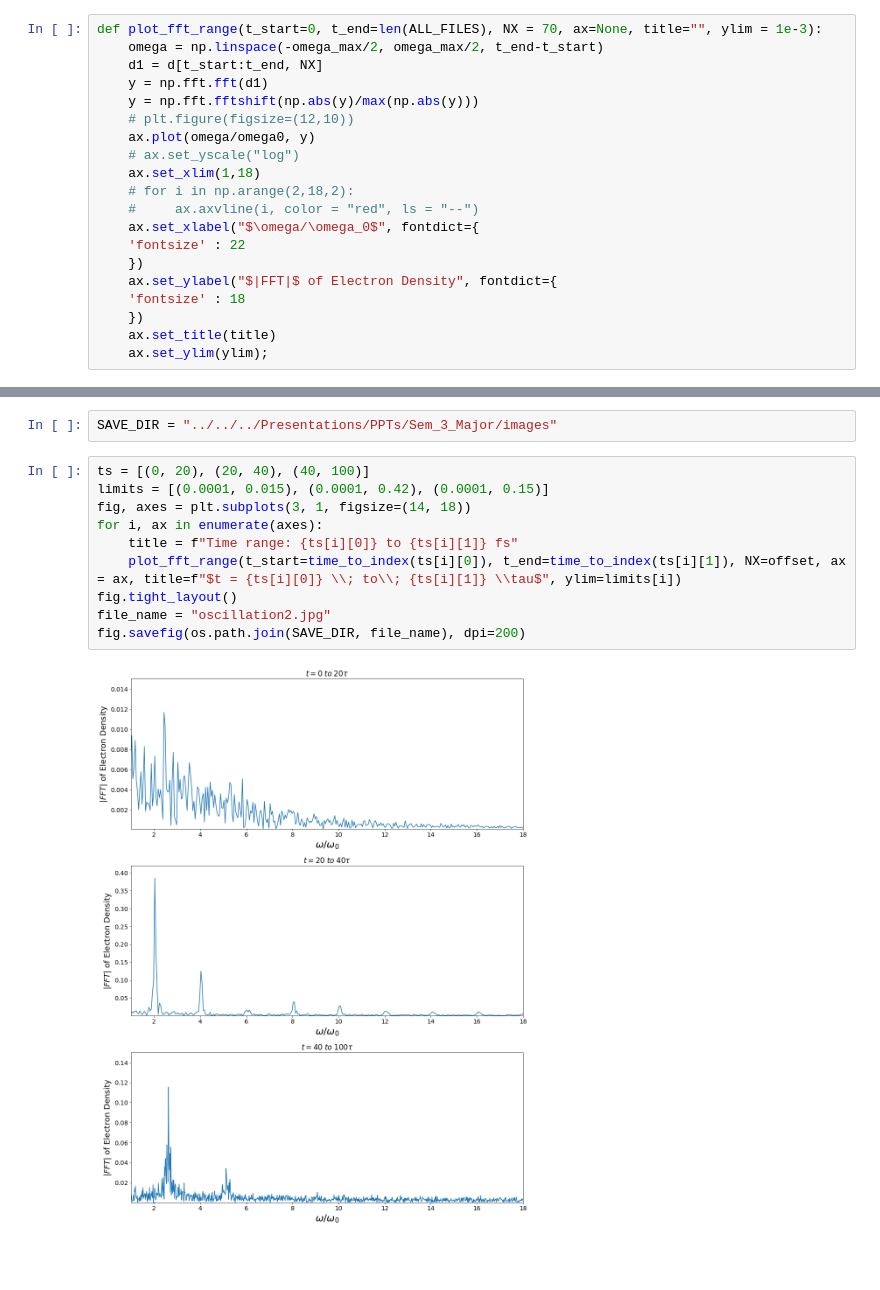
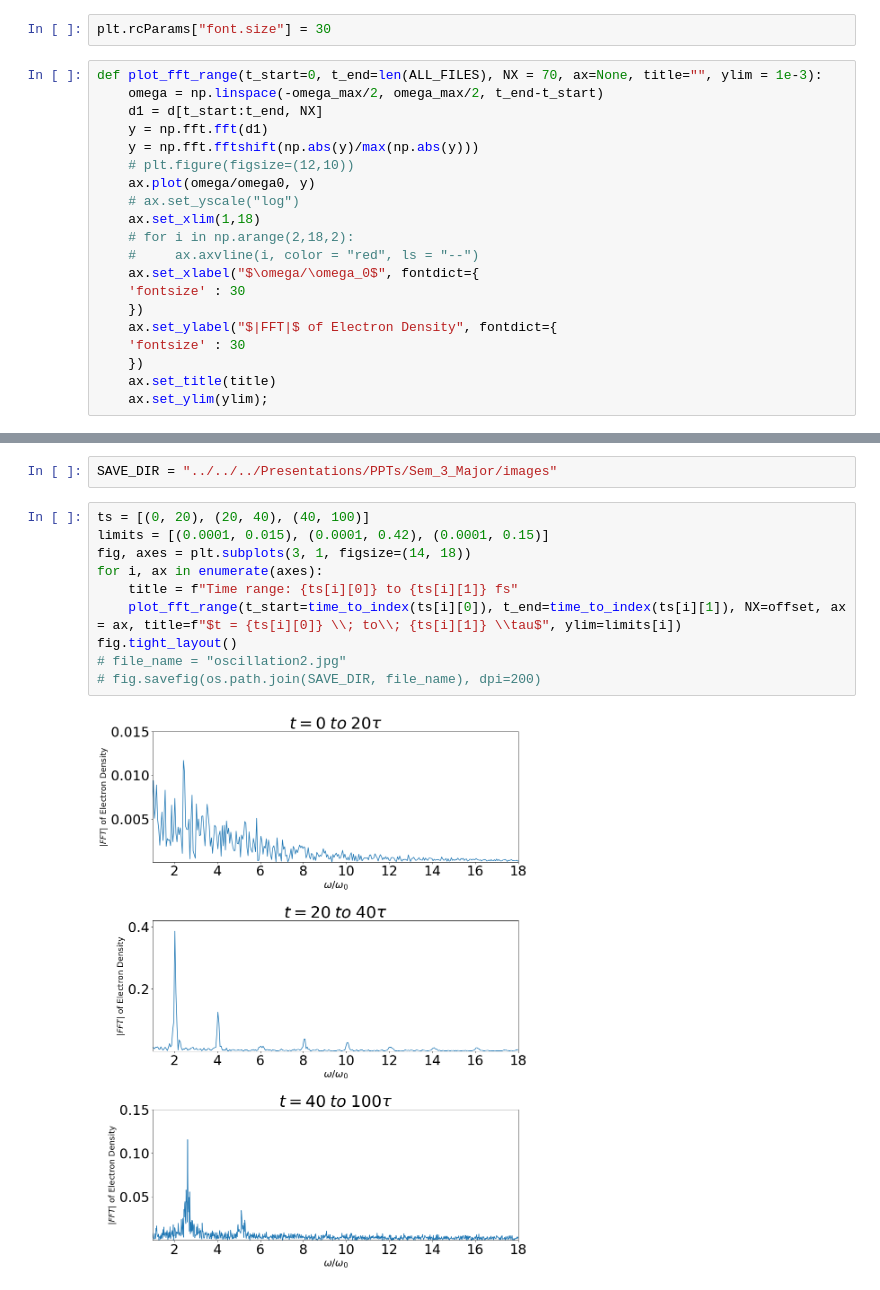
Before and after one commit to Hari31416/MSc_Project, a Jupyter notebook: EPOCH/High_Harmonic_Generation/long_runs/oscillations_2.ipynb, the cells around one changed output, grey strips where cells are left out. Saved outputs shown, nothing was run; the diff lists cells and outputs as text; blank space fills up the shorter version.

```diff
--- a/EPOCH/High_Harmonic_Generation/long_runs/oscillations_2.ipynb
+++ b/EPOCH/High_Harmonic_Generation/long_runs/oscillations_2.ipynb
@@ -205,6 +205,8 @@ plt.xlabel("$\omega/\omega_0$")
 plt.ylim(0.0001, 0.2);
 # %% [output]
 [figure]
+# %%
+plt.rcParams["font.size"] = 30
 # %%
 def plot_fft_range(t_start=0, t_end=len(ALL_FILES), NX = 70, ax=None, title="", ylim = 1e-3):
     omega = np.linspace(-omega_max/2, omega_max/2, t_end-t_start)
@@ -218,10 +220,10 @@ def plot_fft_range(t_start=0, t_end=len(ALL_FILES), NX = 70, ax=None, title="",
     # for i in np.arange(2,18,2):
     #     ax.axvline(i, color = "red", ls = "--")
     ax.set_xlabel("$\omega/\omega_0$", fontdict={
-    'fontsize' : 22
+    'fontsize' : 30
     })
     ax.set_ylabel("$|FFT|$ of Electron Density", fontdict={
-    'fontsize' : 18
+    'fontsize' : 30
     })
     ax.set_title(title)
     ax.set_ylim(ylim);
@@ -247,15 +249,15 @@ SAVE_DIR = "../../../Presentations/PPTs/Sem_3_Major/images"
 # %%
 ts = [(0, 20), (20, 40), (40, 100)]
 limits = [(0.0001, 0.015), (0.0001, 0.42), (0.0001, 0.15)]
 fig, axes = plt.subplots(3, 1, figsize=(14, 18))
 for i, ax in enumerate(axes):
     title = f"Time range: {ts[i][0]} to {ts[i][1]} fs"
     plot_fft_range(t_start=time_to_index(ts[i][0]), t_end=time_to_index(ts[i][1]), NX=offset, ax = ax, title=f"$t = {ts[i][0]} \\; to\\; {ts[i][1]} \\tau$", ylim=limits[i])
 fig.tight_layout()
-file_name = "oscillation2.jpg"
-fig.savefig(os.path.join(SAVE_DIR, file_name), dpi=200)
+# file_name = "oscillation2.jpg"
+# fig.savefig(os.path.join(SAVE_DIR, file_name), dpi=200)
 # %% [output]
-[figure, old version]
+[figure, new version]
 # %%
 fig = plt.figure(figsize=(20,18))
 
```
Also changed, not shown: parts of 4 cells of this notebook, 27 other files.
